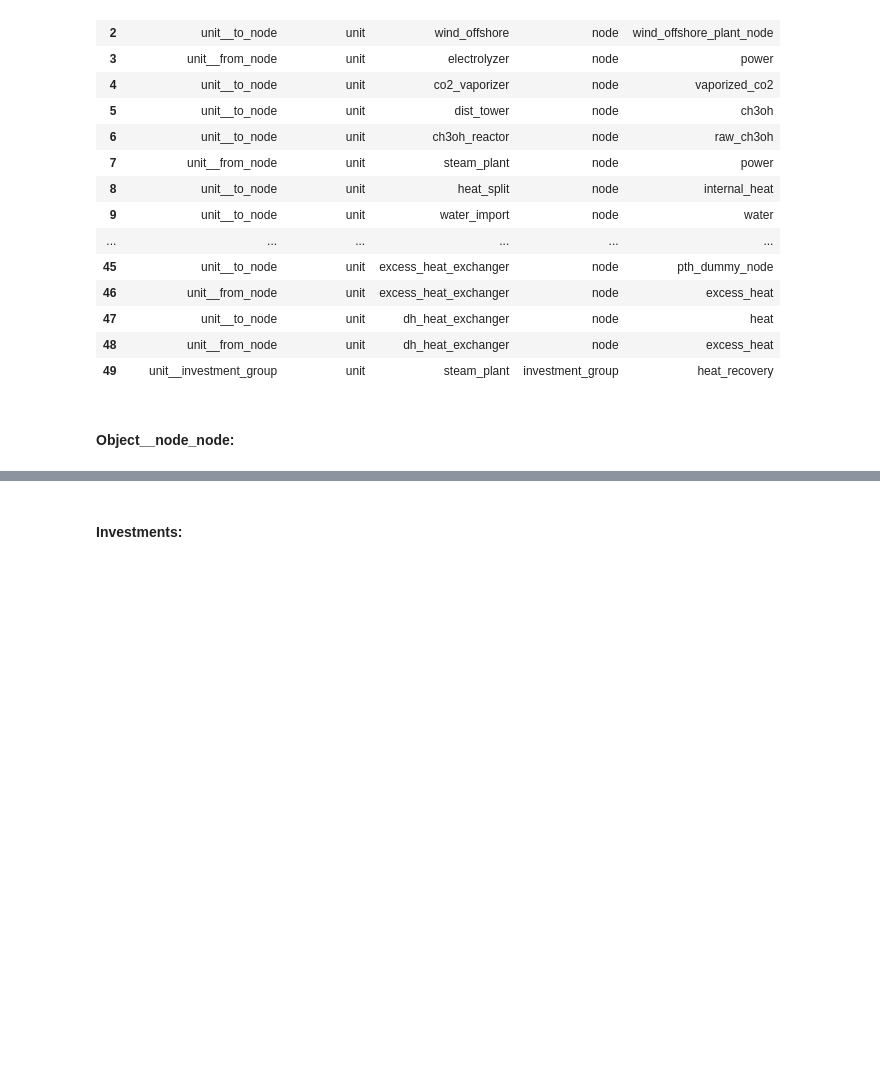
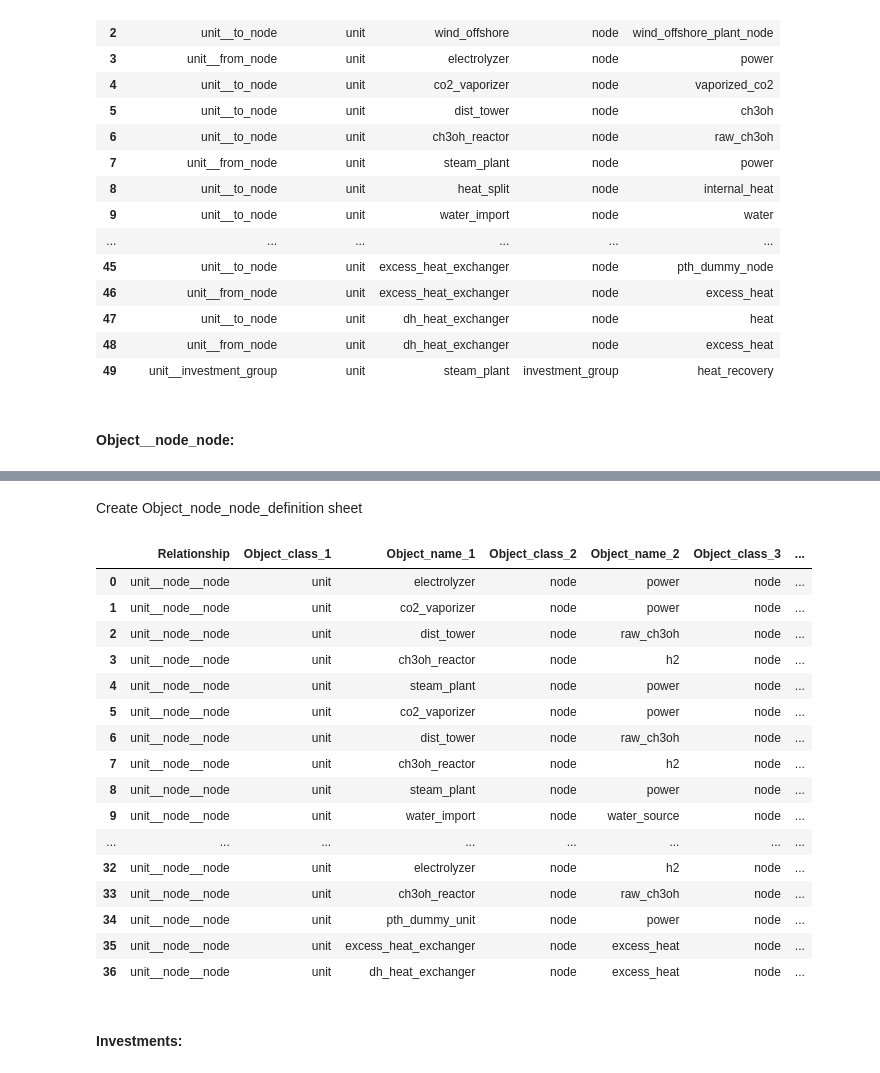
Before and after one commit to CSEI-EU/Nord_H2ub, a Jupyter notebook: spine_projects/01_input_data/00_functions/data_preparation_nord_h2ub_spine.ipynb, the cells around one changed output, grey strips where cells are left out. Cells and saved outputs as stored; diff of their text form; code cells hidden in the pictures; blank space fills up the shorter version.

Commit message:
added new data frame 'df__node_node_definition'

```diff
--- a/spine_projects/01_input_data/00_functions/data_preparation_nord_h2ub_spine.ipynb
+++ b/spine_projects/01_input_data/00_functions/data_preparation_nord_h2ub_spine.ipynb
@@ -976,6 +976,39 @@ combined_condition = storage_condition & parameter_condition
 
 # Step 2: Update the 'Parameter' column for rows that meet the condition
 df_object_node_node.loc[storage_condition, 'Parameter'] = 'fix_ratio_out_in_connection_flow'
+# %% [markdown]
+Create Object_node_node_definition sheet
+# %%
+df_object__node_node_definition = df_object_node_node.copy()
+df_object__node_node_definition.drop(columns = ['Parameter', 'Value', 'Alternative'], inplace = True)
+df_object__node_node_definition.rename(columns =
+                                       {'Object_class':'Object_class_1',
+                                        'Object_name': 'Object_name_1',
+                                        'Node1': 'Object_name_2',
+                                        'Node2': 'Object_name_3'}, inplace = True)
+
+df_object__node_node_definition.insert(3, 'Object_class_2', 'node', allow_duplicates=True)
+df_object__node_node_definition.insert(5, 'Object_class_3', 'node', allow_duplicates=True)
+
+df_object__node_node_definition.head(200)
+# %% [output]
+|  | Relationship | Object_class_1 | Object_name_1 | Object_class_2 | Object_name_2 | Object_class_3 | ... |
+| 0 | unit__node__node | unit | electrolyzer | node | power | node | ... |
+| 1 | unit__node__node | unit | co2_vaporizer | node | power | node | ... |
+| 2 | unit__node__node | unit | dist_tower | node | raw_ch3oh | node | ... |
+| 3 | unit__node__node | unit | ch3oh_reactor | node | h2 | node | ... |
+| 4 | unit__node__node | unit | steam_plant | node | power | node | ... |
+| 5 | unit__node__node | unit | co2_vaporizer | node | power | node | ... |
+| 6 | unit__node__node | unit | dist_tower | node | raw_ch3oh | node | ... |
+| 7 | unit__node__node | unit | ch3oh_reactor | node | h2 | node | ... |
+| 8 | unit__node__node | unit | steam_plant | node | power | node | ... |
+| 9 | unit__node__node | unit | water_import | node | water_source | node | ... |
+| ... | ... | ... | ... | ... | ... | ... | ... |
+| 32 | unit__node__node | unit | electrolyzer | node | h2 | node | ... |
+| 33 | unit__node__node | unit | ch3oh_reactor | node | raw_ch3oh | node | ... |
+| 34 | unit__node__node | unit | pth_dummy_unit | node | power | node | ... |
+| 35 | unit__node__node | unit | excess_heat_exchanger | node | excess_heat | node | ... |
+| 36 | unit__node__node | unit | dh_heat_exchanger | node | excess_heat | node | ... |
 # %%
 # Check if second node is necessary for demand
 for index, row in df_model_units.iterrows():
```
Also changed, not shown: parts of 6 cells of this notebook, 14 other files.
